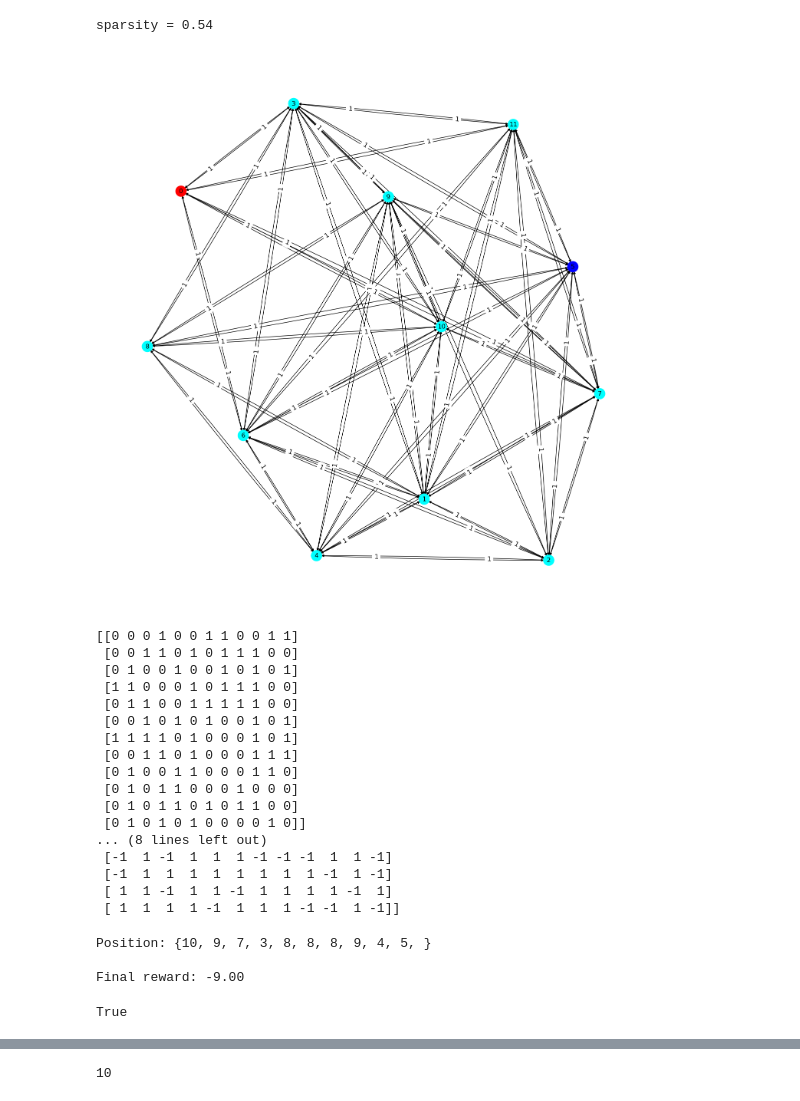
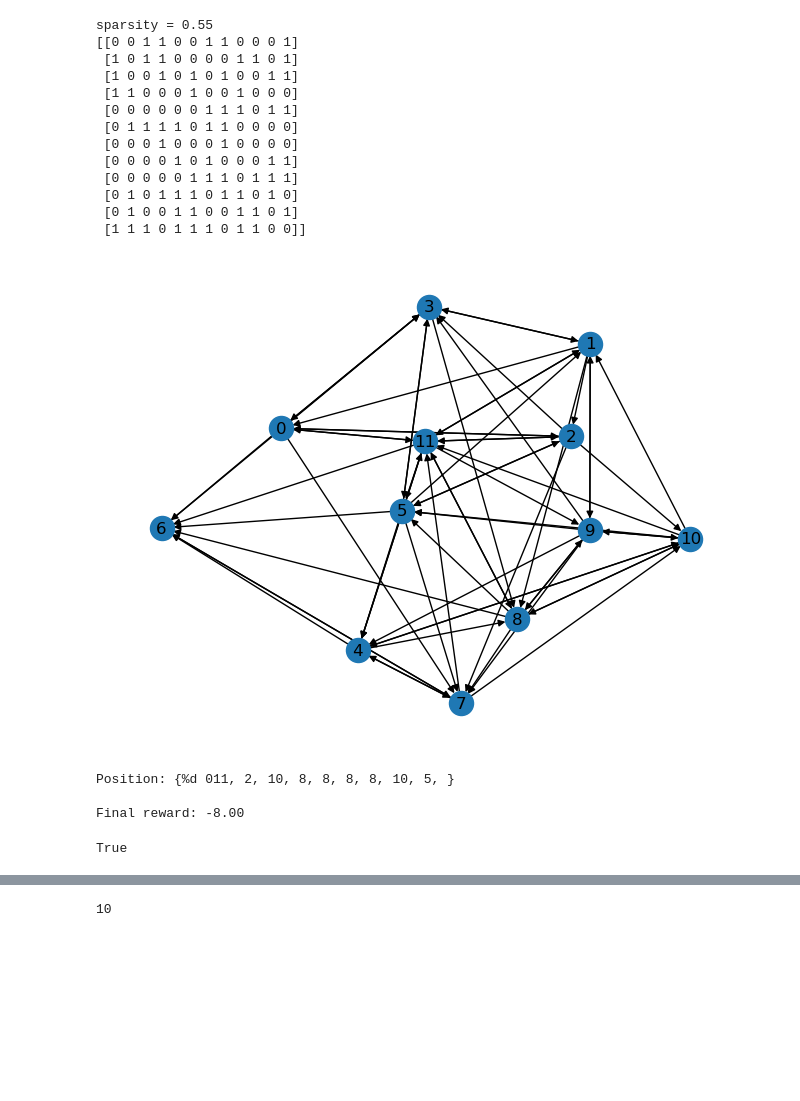
Before and after one commit to Symplectomorphism/transformers, a Jupyter notebook: shortestroute/developing.ipynb, the cells around one changed output, grey strips where cells are left out. Drawn from its saved outputs; the diff is of its cells as text; code cells hidden in the pictures; blank space fills up the shorter version.

Commit message:
working on own graph env

```diff
--- a/shortestroute/developing.ipynb
+++ b/shortestroute/developing.ipynb
@@ -17,39 +17,36 @@ import networkx as nx
 # %%
 node_number = 12
 
 env = None
 while env is None:
     try:
         A = sp.sparse.random(node_number, node_number, density=0.5, format='csr')
         A.data[:] = 1
         A = A.todense()
         A = np.ma.array(A, mask=np.eye(node_number)).filled(fill_value=0).astype(int)
         print("sparsity = %.2f" % (1 - np.sum(A)/A.size))
-        G = nx.from_numpy_array(A)
+        G = nx.from_numpy_array(A, create_using=nx.DiGraph)
         env = routegym.env.ShortestRouteEnv(G, 0, 5, random_weights=(1,10))
     except:
         pass
-env.render()
-print(A)
-print(env.graph.adj_mat)
+# env.render()
+# print(A)
+# print(env.graph.adj_mat)
 # print(env.get_dijkstra())
+print(nx.adjacency_matrix(G).todense())
+nx.draw(G, with_labels=True)
 # %% [output]
-sparsity = 0.54
+sparsity = 0.55
+[[0 0 1 1 0 0 1 1 0 0 0 1]
+ [1 0 1 1 0 0 0 0 1 1 0 1]
+ [1 0 0 1 0 1 0 1 0 0 1 1]
+ [1 1 0 0 0 1 0 0 1 0 0 0]
+ [0 0 0 0 0 0 1 1 1 0 1 1]
+ [0 1 1 1 1 0 1 1 0 0 0 0]
+ [0 0 0 1 0 0 0 1 0 0 0 0]
+ [0 0 0 0 1 0 1 0 0 0 1 1]
+ [0 0 0 0 0 1 1 1 0 1 1 1]
+ [0 1 0 1 1 1 0 1 1 0 1 0]
+ [0 1 0 0 1 1 0 0 1 1 0 1]
+ [1 1 1 0 1 1 1 0 1 1 0 0]]
-[figure, old version]
+[figure, new version]
-[[0 0 0 1 0 0 1 1 0 0 1 1]
- [0 0 1 1 0 1 0 1 1 1 0 0]
- [0 1 0 0 1 0 0 1 0 1 0 1]
- [1 1 0 0 0 1 0 1 1 1 0 0]
- [0 1 1 0 0 1 1 1 1 1 0 0]
- [0 0 1 0 1 0 1 0 0 1 0 1]
- [1 1 1 1 0 1 0 0 0 1 0 1]
- [0 0 1 1 0 1 0 0 0 1 1 1]
- [0 1 0 0 1 1 0 0 0 1 1 0]
- [0 1 0 1 1 0 0 0 1 0 0 0]
- [0 1 0 1 1 0 1 0 1 1 0 0]
- [0 1 0 1 0 1 0 0 0 0 1 0]]
-... (8 lines left out)
- [-1  1 -1  1  1  1 -1 -1 -1  1  1 -1]
- [-1  1  1  1  1  1  1  1  1 -1  1 -1]
- [ 1  1 -1  1  1 -1  1  1  1  1 -1  1]
- [ 1  1  1  1 -1  1  1  1 -1 -1  1 -1]]
@@ -61,7 +55,7 @@ rew = 0
 position = 0
 env.reset()
 done = False
-print("Position: {", end='')
+print("Position: {%d " % position, end='')
 while not done:
     action = np.random.choice(np.arange(0, env.graph.adj_mat.shape[0]))
     position, reward, done, _ = env.step(action)
@@ -73,9 +67,9 @@ print("Final reward: %.2f" % rew)
 env.reset()
 done
 # %% [output]
-Position: {10, 9, 7, 3, 8, 8, 8, 9, 4, 5, }
+Position: {%d 011, 2, 10, 8, 8, 8, 8, 10, 5, }
 
-Final reward: -9.00
+Final reward: -8.00
 True
 # %%
 env.reset()
```
Also changed, not shown: parts of 10 cells of this notebook, 4 other files.
